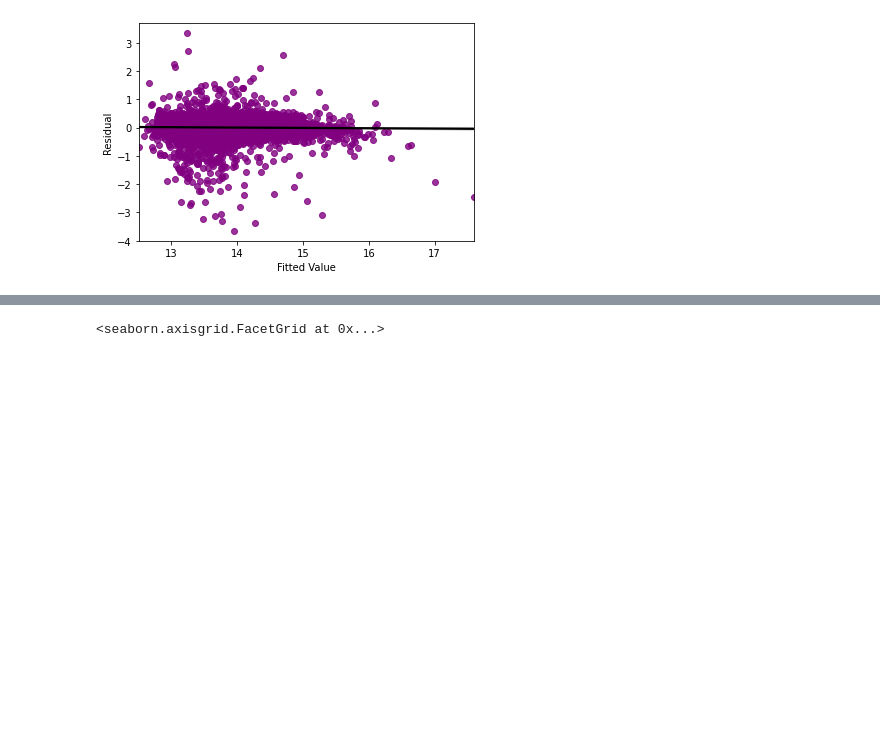
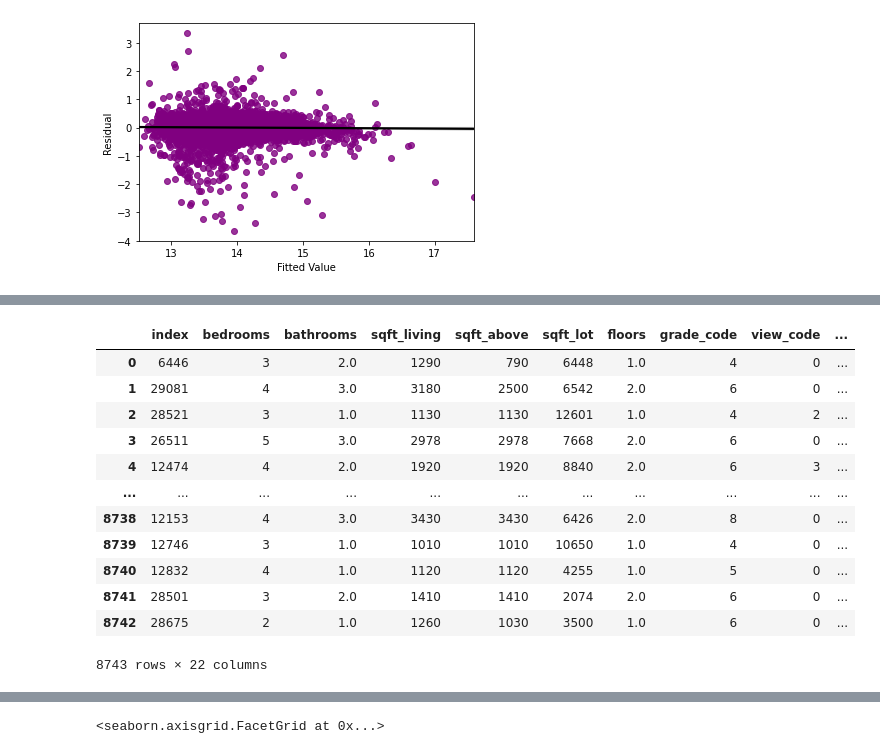
Before and after one commit to Kellyajara/RealEstate-Classification, a Jupyter notebook: New Project Notebook.ipynb, the cells around one changed output, grey strips where cells are left out. Cells and saved outputs as stored; diff of their text form; code cells hidden in the pictures; blank space fills up the shorter version.

```diff
--- a/New Project Notebook.ipynb
+++ b/New Project Notebook.ipynb
@@ -888,0 +897,16 @@ sns.regplot(x = y_test, y = y_pred)
+# %%
+b
+# %% [output]
+|  | index | bedrooms | bathrooms | sqft_living | sqft_above | sqft_lot | floors | grade_code | view_code | ... |
+| 0 | 6446 | 3 | 2.0 | 1290 | 790 | 6448 | 1.0 | 4 | 0 | ... |
+| 1 | 29081 | 4 | 3.0 | 3180 | 2500 | 6542 | 2.0 | 6 | 0 | ... |
+| 2 | 28521 | 3 | 1.0 | 1130 | 1130 | 12601 | 1.0 | 4 | 2 | ... |
+| 3 | 26511 | 5 | 3.0 | 2978 | 2978 | 7668 | 2.0 | 6 | 0 | ... |
+| 4 | 12474 | 4 | 2.0 | 1920 | 1920 | 8840 | 2.0 | 6 | 3 | ... |
+| ... | ... | ... | ... | ... | ... | ... | ... | ... | ... | ... |
+| 8738 | 12153 | 4 | 3.0 | 3430 | 3430 | 6426 | 2.0 | 8 | 0 | ... |
+| 8739 | 12746 | 3 | 1.0 | 1010 | 1010 | 10650 | 1.0 | 4 | 0 | ... |
+| 8740 | 12832 | 4 | 1.0 | 1120 | 1120 | 4255 | 1.0 | 5 | 0 | ... |
+| 8741 | 28501 | 3 | 2.0 | 1410 | 1410 | 2074 | 2.0 | 6 | 0 | ... |
+| 8742 | 28675 | 2 | 1.0 | 1260 | 1030 | 3500 | 1.0 | 6 | 0 | ... |
+8743 rows × 22 columns
```
Also changed, not shown: parts of 8 cells of this notebook, 2 other files.
